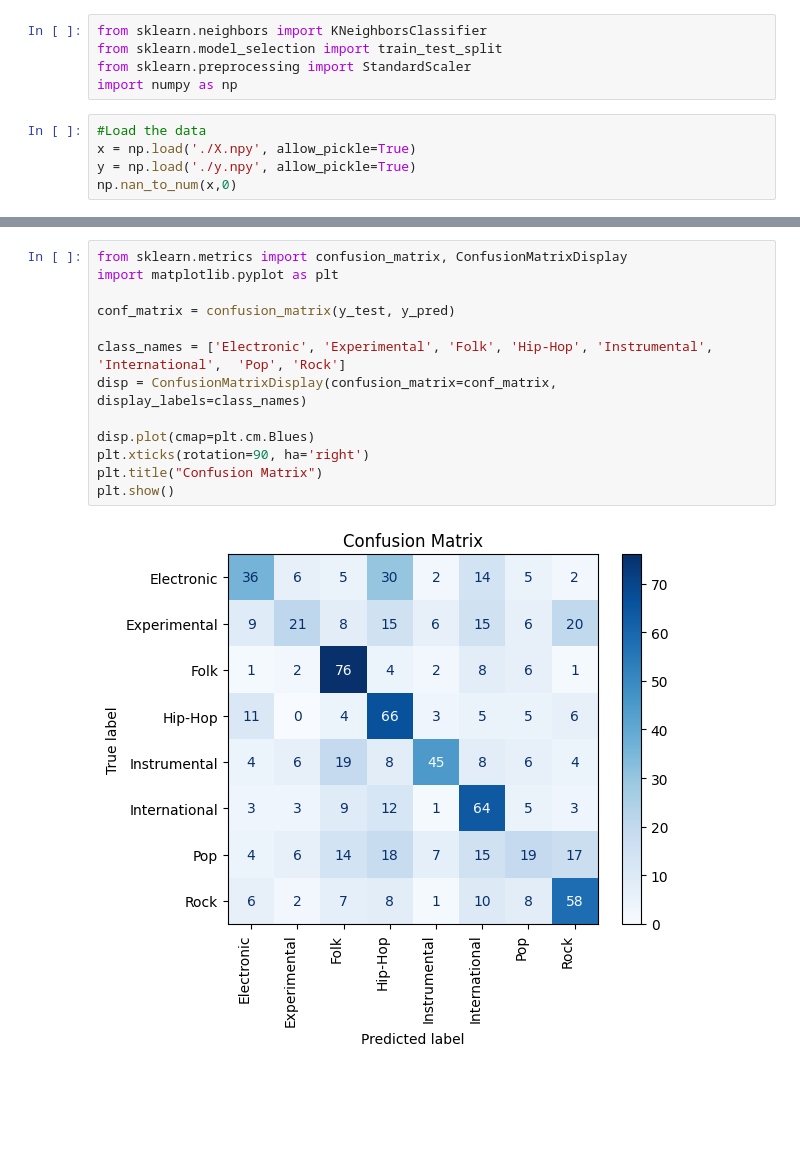
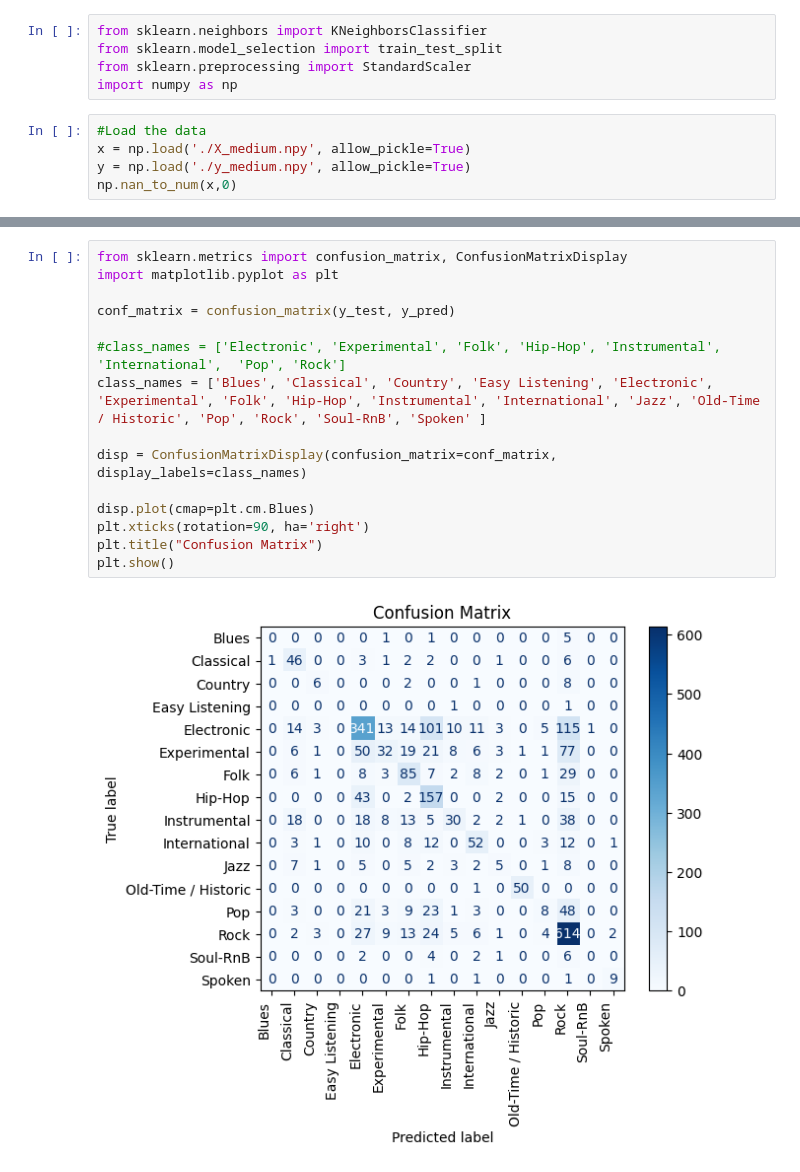
Before and after one commit to hishamad/Music-Genre-Classification, a Jupyter notebook: KNeighborsClassifier.ipynb, the cells around one changed output, grey strips where cells are left out. Saved outputs shown, nothing was run; the diff lists cells and outputs as text; blank space fills up the shorter version.

Commit message:
included the fma_medium and tested it on the 3 models

```diff
--- a/KNeighborsClassifier.ipynb
+++ b/KNeighborsClassifier.ipynb
@@ -5,8 +5,8 @@ from sklearn.preprocessing import StandardScaler
 import numpy as np
 # %%
 #Load the data
-x = np.load('./X.npy', allow_pickle=True)
-y = np.load('./y.npy', allow_pickle=True)
+x = np.load('./X_medium.npy', allow_pickle=True)
+y = np.load('./y_medium.npy', allow_pickle=True)
 np.nan_to_num(x,0)
 # %% [output]
 array([[ 7.23267436e-01,  9.76336300e-02,  3.12463820e-01, ...,
@@ -110,18 +105,20 @@ International       0.46      0.64      0.54       100
 # %%
 from sklearn.metrics import confusion_matrix, ConfusionMatrixDisplay
 import matplotlib.pyplot as plt
 
 conf_matrix = confusion_matrix(y_test, y_pred)
 
-class_names = ['Electronic', 'Experimental', 'Folk', 'Hip-Hop', 'Instrumental', 'International',  'Pop', 'Rock']
+#class_names = ['Electronic', 'Experimental', 'Folk', 'Hip-Hop', 'Instrumental', 'International',  'Pop', 'Rock']
+class_names = ['Blues', 'Classical', 'Country', 'Easy Listening', 'Electronic', 'Experimental', 'Folk', 'Hip-Hop', 'Instrumental', 'International', 'Jazz', 'Old-Time / Historic', 'Pop', 'Rock', 'Soul-RnB', 'Spoken' ]
+
 disp = ConfusionMatrixDisplay(confusion_matrix=conf_matrix, display_labels=class_names)
 
 disp.plot(cmap=plt.cm.Blues)
 plt.xticks(rotation=90, ha='right')
 plt.title("Confusion Matrix")
 plt.show()
 # %% [output]
-[figure, old version]
+[figure, new version]
 # %%
 from joblib import dump
 # Save model
```
Also changed, not shown: parts of 8 cells of this notebook, 5 other files.
